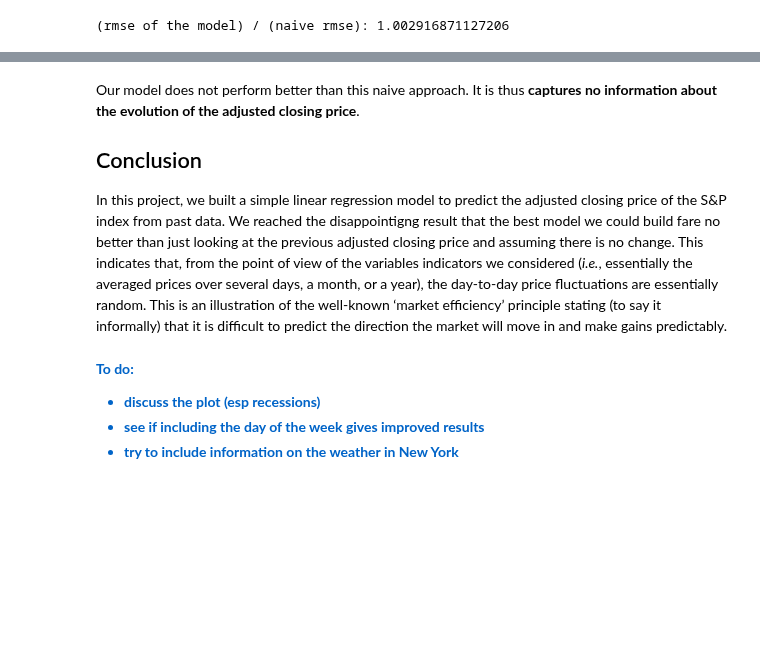
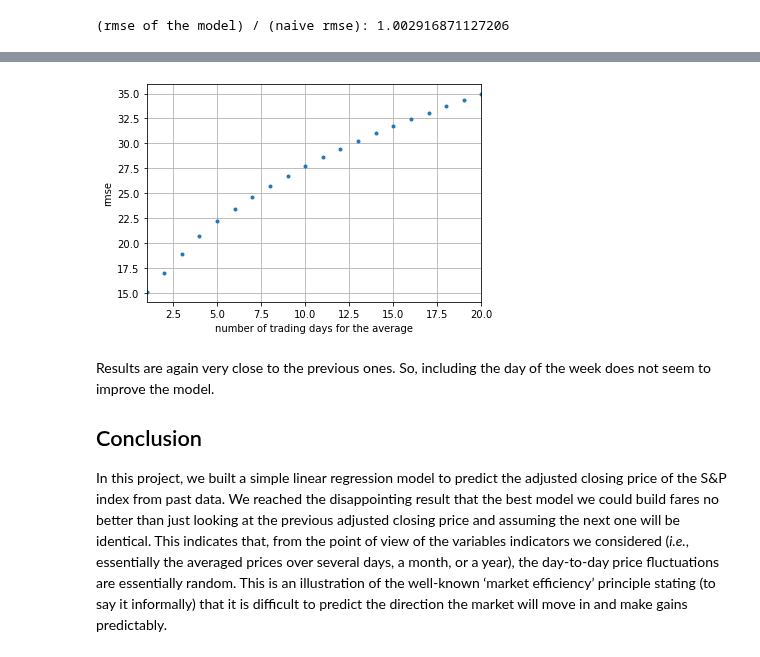
Before and after one commit to FlorentCLMichel/learning_data_science, a Jupyter notebook: Projects_Jupyter/Stock_market.ipynb, the cells around one changed output, grey strips where cells are left out. Drawn from its saved outputs; the diff is of its cells as text; code cells hidden in the pictures; blank space fills up the shorter version.

Commit message:
add the day of week and momentum

```diff
--- a/Projects_Jupyter/Stock_market.ipynb
+++ b/Projects_Jupyter/Stock_market.ipynb
@@ -369,16 +410,37 @@ print('(rmse of the model) / (naive rmse): ' + str(res[0] / rmse_naive))
+# %%
+n_days_max = 20
+res = []
+for n in range(1, n_days_max+1):
+
+    # copy the original dataframe
+    data_ = data.copy()
+
+    # compute the rolling average over the past n trading days
+    data_['mean_'+str(n)+'_Adj_Close'] = mean_n_trading_days('Adj Close', n)
+
+    # day of the weeks in one-hot format
+    data_ = pd.concat([data_, pd.get_dummies(data_['Date'].dt.weekday, prefix='day')], axis=1)
+
+    train = data_[(data['Date'] >= datetime.strptime('01-01-1951', '%d-%m-%Y')) & (data['Date'] < datetime.strptime('01-01-2013', '%d-%m-%Y'))]
+    test = data_[data['Date'] >= datetime.strptime('01-01-2013', '%d-%m-%Y')]
+
+    res.append(train_and_test_2(['mean_'+str(n)+'_Adj_Close'] + ['day_' + str(i) for i in range(5)], 'Adj Close'))
+
+plt.plot(range(1, n_days_max+1), res, r'.')
+plt.grid()
+plt.xlabel('number of trading days for the average')
+plt.ylabel('rmse')
+plt.xlim(1, n_days_max)
+plt.show()
+# %% [output]
+[figure, added]
 # %% [markdown]
-Our model does not perform better than this naive approach.
-It is thus **captures no information about the evolution of the adjusted closing price**.
+Results are again very close to the previous ones.
+So, including the day of the week does not seem to improve the model.
 
 ## Conclusion
 
 In this project, we built a simple linear regression model to predict the adjusted closing price of the S&P index from past data.
-We reached the disappointigng result that the best model we could build fare no better than just looking at the previous adjusted closing price and assuming there is no change.
+We reached the disappointing result that the best model we could build fares no better than just looking at the previous adjusted closing price and assuming the next one will be identical.
 This indicates that, from the point of view of the variables indicators we considered (*i.e.*, essentially the averaged prices over several days, a month, or a year), the day-to-day price fluctuations are essentially random.
 This is an illustration of the well-known ‘market efficiency’ principle stating (to say it informally) that it is difficult to predict the direction the market will move in and make gains predictably.
-# %% [markdown]
-<font style="color:rgb(0,100,200)"><b> To do: <ul>
-    <li> discuss the plot (esp recessions) </li>
-    <li> see if including the day of the week gives improved results </li>
-    <li> try to include information on the weather in New York </li>
-    </ul></b></font>
```
Also changed, not shown: parts of 19 cells of this notebook.
